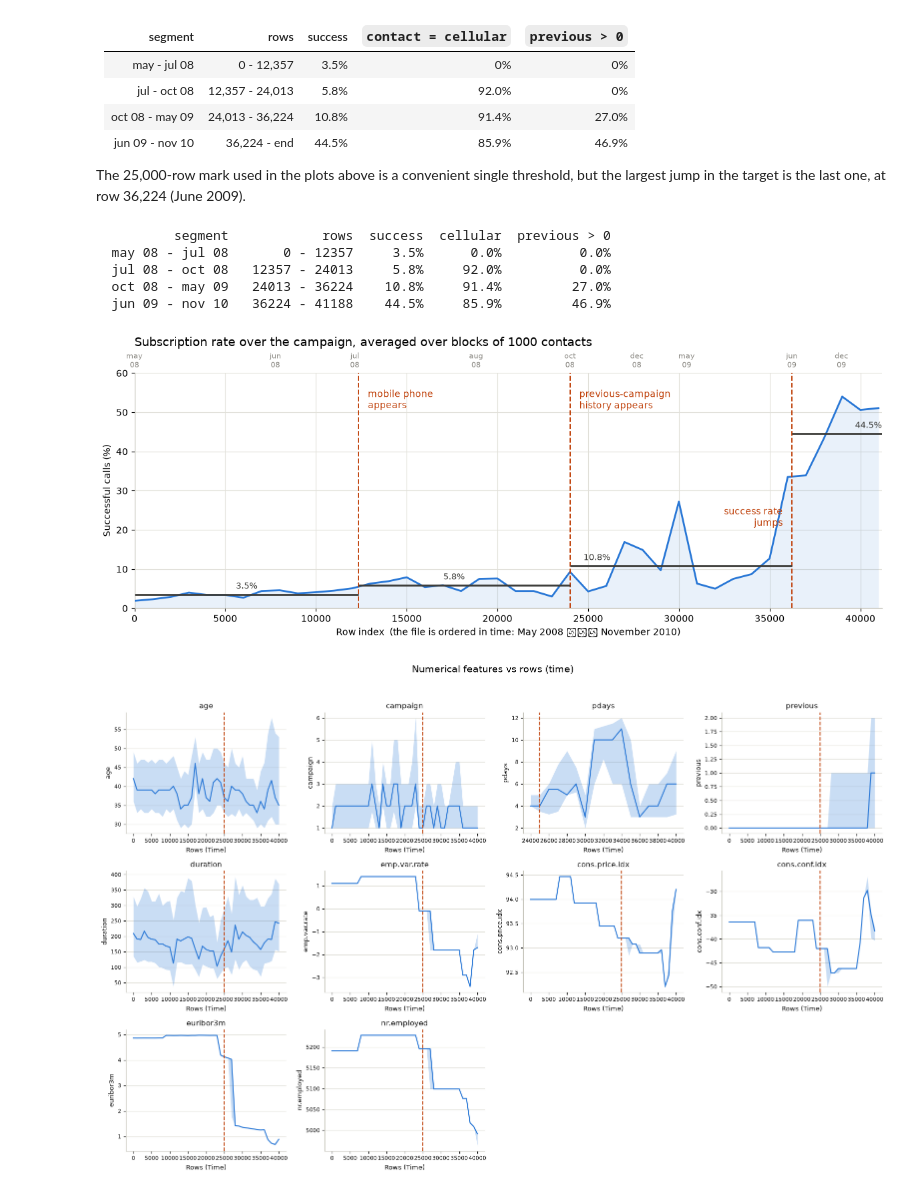
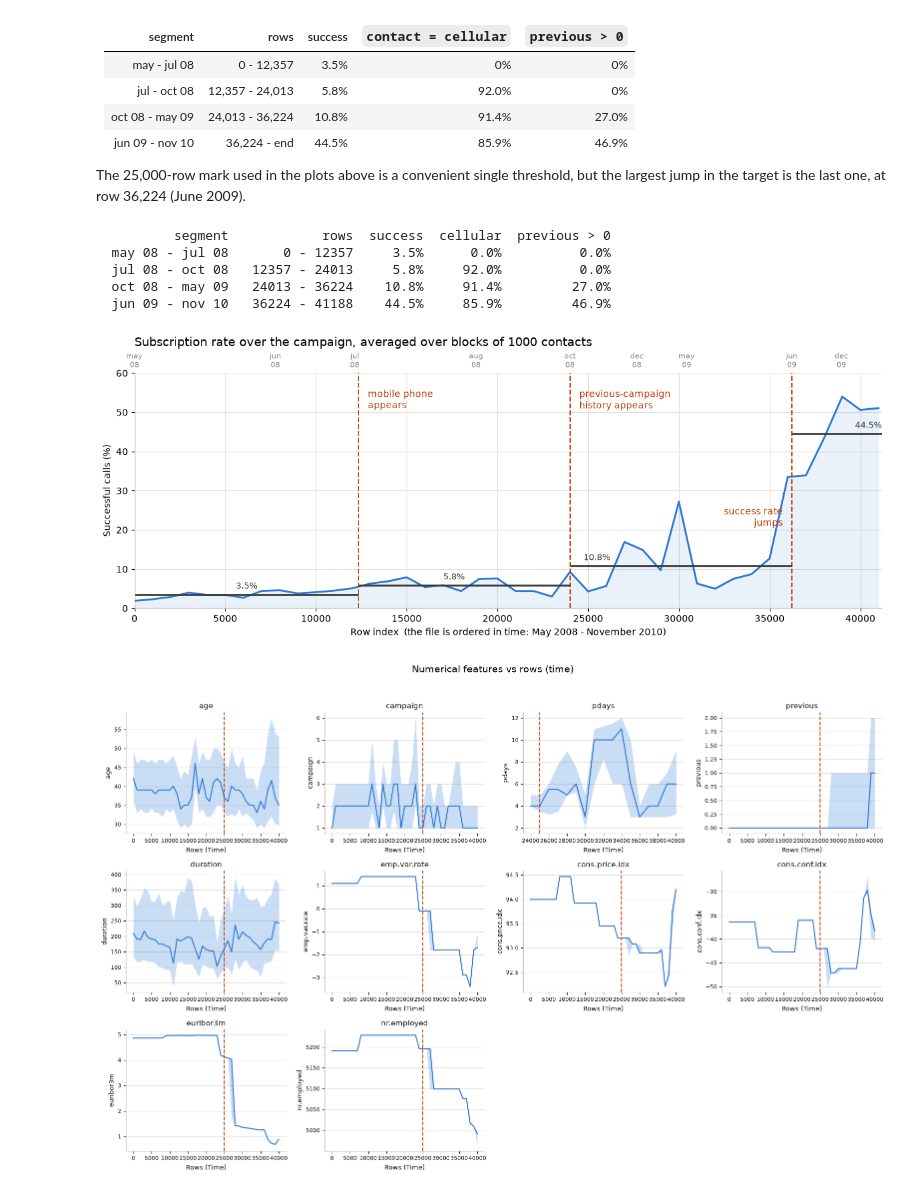
Before and after one commit to tommasocortopassi/bank-telemarketing-prediction, a Jupyter notebook: Bank_Marketing_Project.ipynb, the cells around one changed output. Drawn from its saved outputs; the diff is of its cells as text; code cells hidden in the pictures.

Commit message:
Fixed a typo in figure caption

```diff
--- a/Bank_Marketing_Project.ipynb
+++ b/Bank_Marketing_Project.ipynb
@@ -573,35 +573,35 @@ for label, c in CUTS.items():
 top = ax.secondary_xaxis("top")
 ticks, last = [], -np.inf
 for s in month_start:
     if s - last >= 2500:
         ticks.append(s)
         last = s
 top.set_xticks(ticks, [when(s).replace(" ", "\n") for s in ticks], fontsize=8, color=QUANTILE_COLOR)
 top.tick_params(length=0)
 top.spines["top"].set_visible(False)
 
 ax.set_xlim(0, len(df))
 ax.set_ylim(0, 60)
-ax.set_xlabel("Row index  (the file is ordered in time: May 2008 ﷿﷿﷿ November 2010)", fontsize=10)
+ax.set_xlabel("Row index  (the file is ordered in time: May 2008 - November 2010)", fontsize=10)
 ax.set_ylabel("Successful calls (%)", fontsize=10)
 ax.set_title(f"Subscription rate over the campaign, averaged over blocks of {BLOCK} contacts",
              fontsize=13, loc="left")
 ax.grid(color=GRID_COLOR, linewidth=0.8, zorder=0)
 ax.set_axisbelow(True)
 for spine in ("top", "right"):
     ax.spines[spine].set_visible(False)
 for spine in ("left", "bottom"):
     ax.spines[spine].set_color(AXIS_COLOR)
 fig.tight_layout()
 fig.savefig("success_rate.png", dpi=150, bbox_inches="tight")
 plt.show()
 # %% [output]
           segment            rows  success  cellular  previous > 0
   may 08 - jul 08       0 - 12357     3.5%      0.0%          0.0%
   jul 08 - oct 08   12357 - 24013     5.8%     92.0%          0.0%
   oct 08 - may 09   24013 - 36224    10.8%     91.4%         27.0%
   jun 09 - nov 10   36224 - 41188    44.5%     85.9%         46.9%
-[figure, old version]
+[figure, new version]
 # %%
 n_rows = n_cols = int(np.ceil(np.sqrt(len(NUMERICAL))))
 fig, axes = plt.subplots(n_rows, n_cols, figsize=(4 * n_cols, 3.2 * n_rows))
```
Also changed, not shown: 1 other file.
